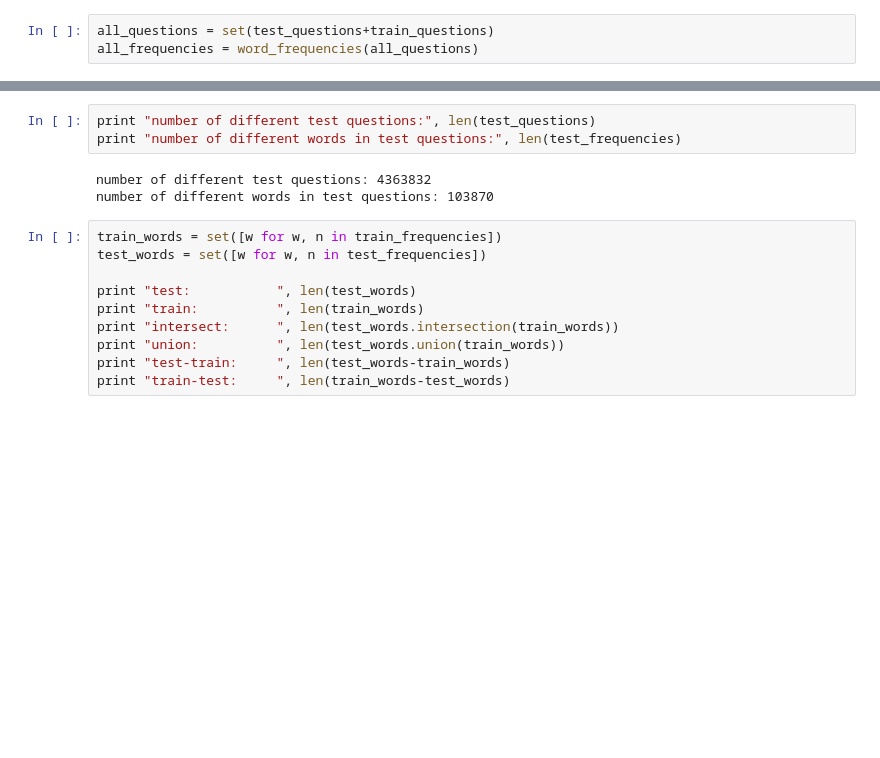
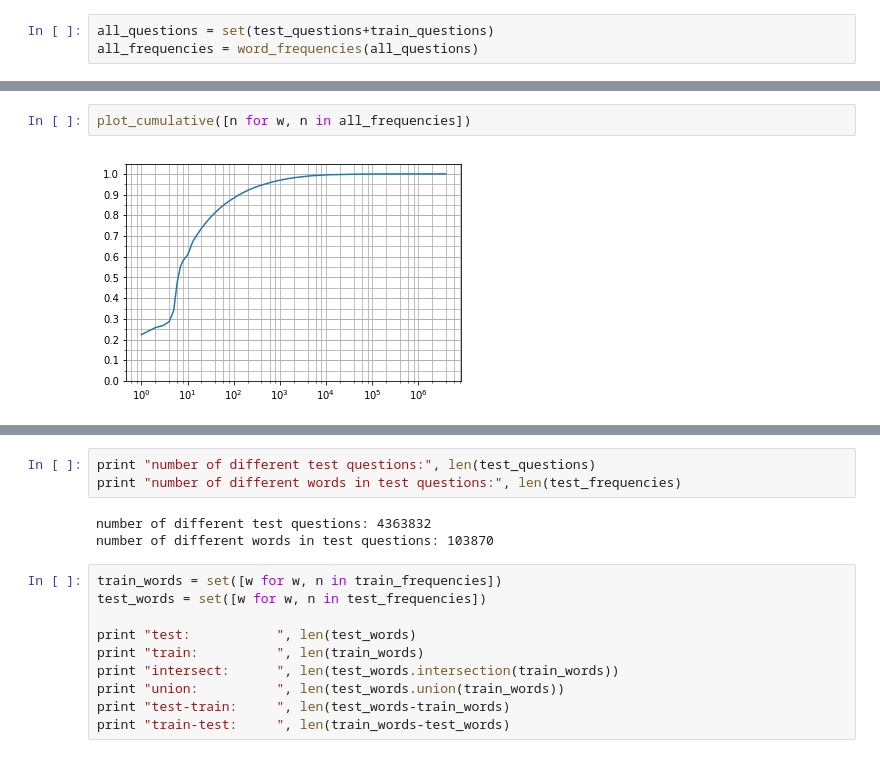
Before and after one commit to imandr/questions, a Jupyter notebook: tools/encoding.ipynb, the cells around one changed output, grey strips where cells are left out. Cells and saved outputs as stored; diff of their text form; blank space fills up the shorter version.

```diff
--- a/tools/encoding.ipynb
+++ b/tools/encoding.ipynb
@@ -85,0 +186,4 @@ print cumulative[200]
+# %%
+plot_cumulative([n for w, n in all_frequencies])
+# %% [output]
+[figure, added]
```
Also changed, not shown: parts of 33 cells of this notebook, 4 other files.
